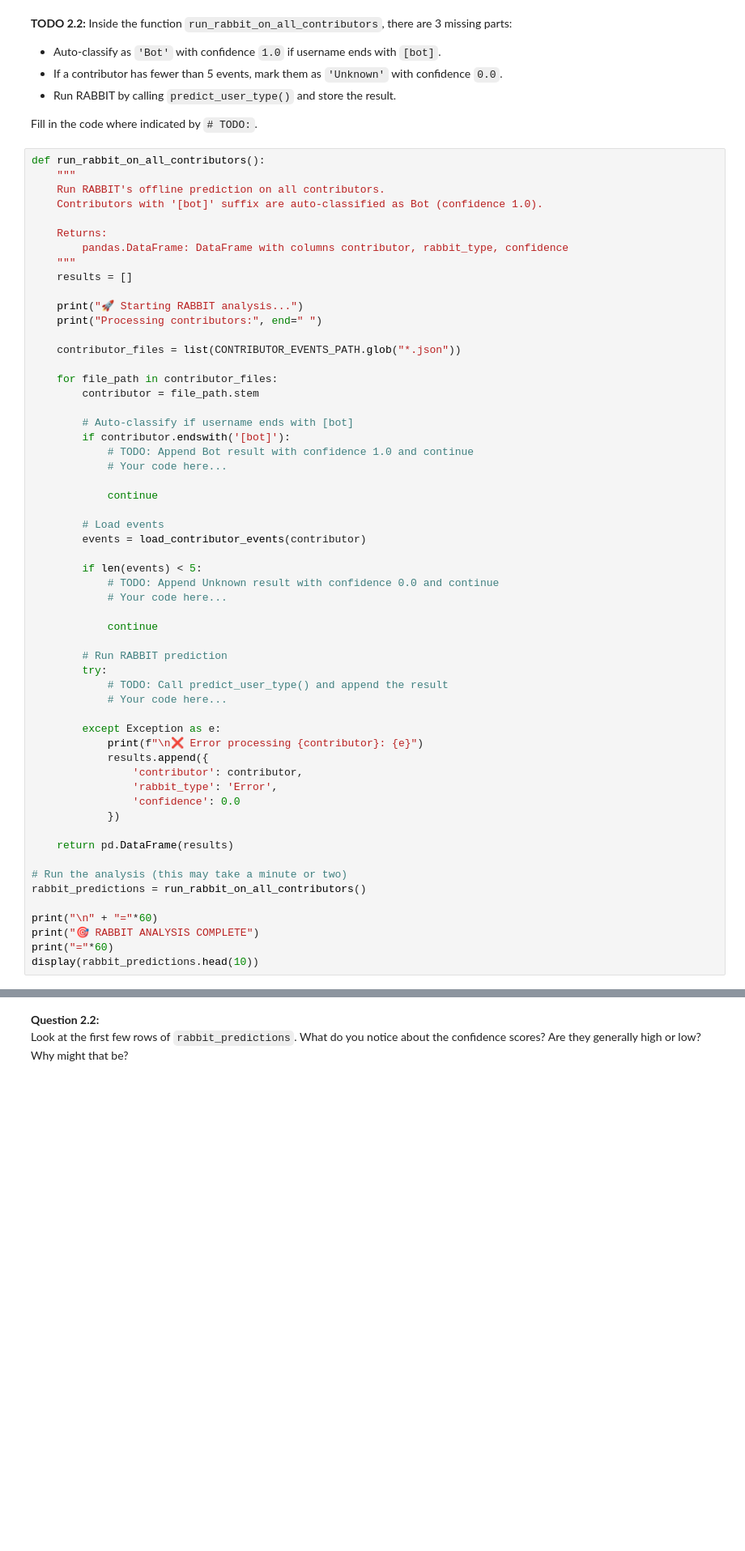
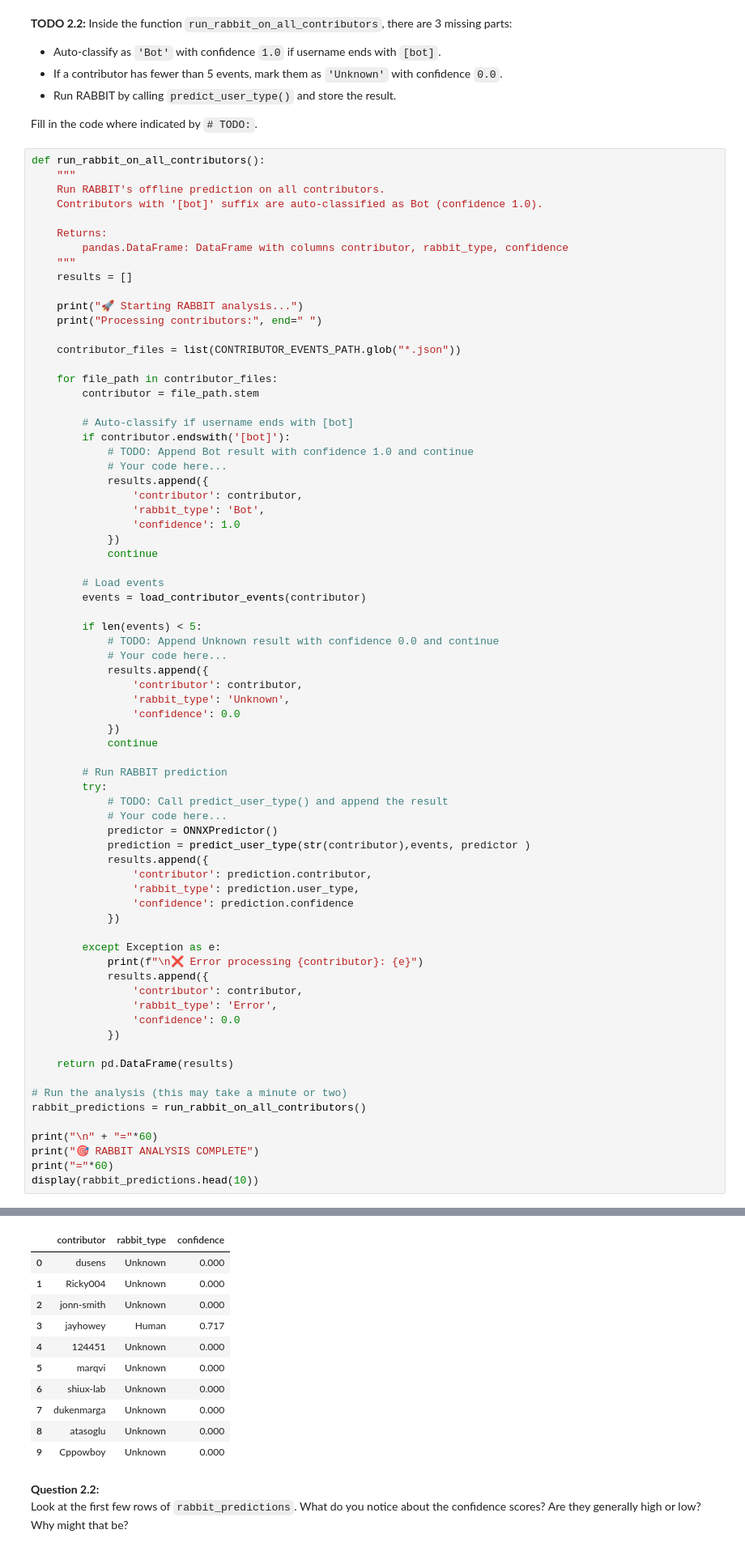
Before and after one commit to Vulturul2k/TP3, a Jupyter notebook: Bots-Template.ipynb, the cells around one changed output, grey strips where cells are left out. Shown at 81% size. Cells and saved outputs as stored; diff of their text form; blank space fills up the shorter version.

```diff
--- a/Bots-Template.ipynb
+++ b/Bots-Template.ipynb
@@ -589,7 +600,11 @@ def run_rabbit_on_all_contributors():
         if contributor.endswith('[bot]'):
             # TODO: Append Bot result with confidence 1.0 and continue
             # Your code here...
-
+            results.append({
+                'contributor': contributor,
+                'rabbit_type': 'Bot',
+                'confidence': 1.0
+            })
             continue
 
         # Load events
@@ -598,13 +613,24 @@ def run_rabbit_on_all_contributors():
         if len(events) < 5:
             # TODO: Append Unknown result with confidence 0.0 and continue
             # Your code here...
-
+            results.append({
+                'contributor': contributor,
+                'rabbit_type': 'Unknown',
+                'confidence': 0.0
+            })
             continue
 
         # Run RABBIT prediction
         try:
             # TODO: Call predict_user_type() and append the result
             # Your code here...
+            predictor = ONNXPredictor()
+            prediction = predict_user_type(str(contributor),events, predictor )
+            results.append({
+                'contributor': prediction.contributor,
+                'rabbit_type': prediction.user_type,
+                'confidence': prediction.confidence
+            })
 
         except Exception as e:
             print(f"\n❌ Error processing {contributor}: {e}")
@@ -623,3 +649,4 @@ print("\n" + "="*60)
 print("🎯 RABBIT ANALYSIS COMPLETE")
 print("="*60)
 display(rabbit_predictions.head(10))
+# %% [output]
@@ -626,3 +658,14 @@ display(rabbit_predictions.head(10))
+|  | contributor | rabbit_type | confidence |
+| 0 | dusens | Unknown | 0.000 |
+| 1 | Ricky004 | Unknown | 0.000 |
+| 2 | jonn-smith | Unknown | 0.000 |
+| 3 | jayhowey | Human | 0.717 |
+| 4 | 124451 | Unknown | 0.000 |
+| 5 | marqvi | Unknown | 0.000 |
+| 6 | shiux-lab | Unknown | 0.000 |
+| 7 | dukenmarga | Unknown | 0.000 |
+| 8 | atasoglu | Unknown | 0.000 |
+| 9 | Cppowboy | Unknown | 0.000 |
 # %% [markdown]
 **Question 2.2:**
 Look at the first few rows of `rabbit_predictions`. What do you notice about the confidence scores? Are they generally high or low? Why might that be?
```
Also changed, not shown: parts of 12 cells of this notebook, 1 other file.
